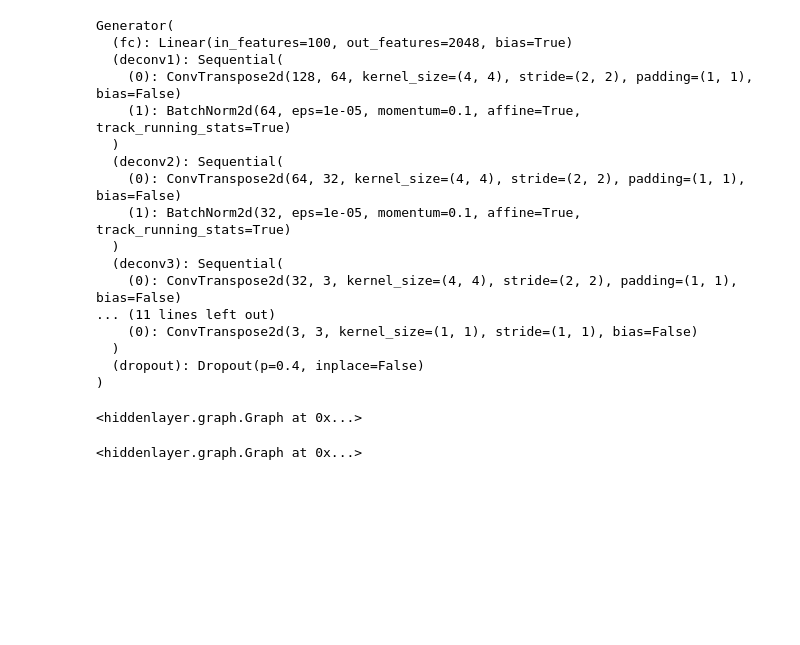
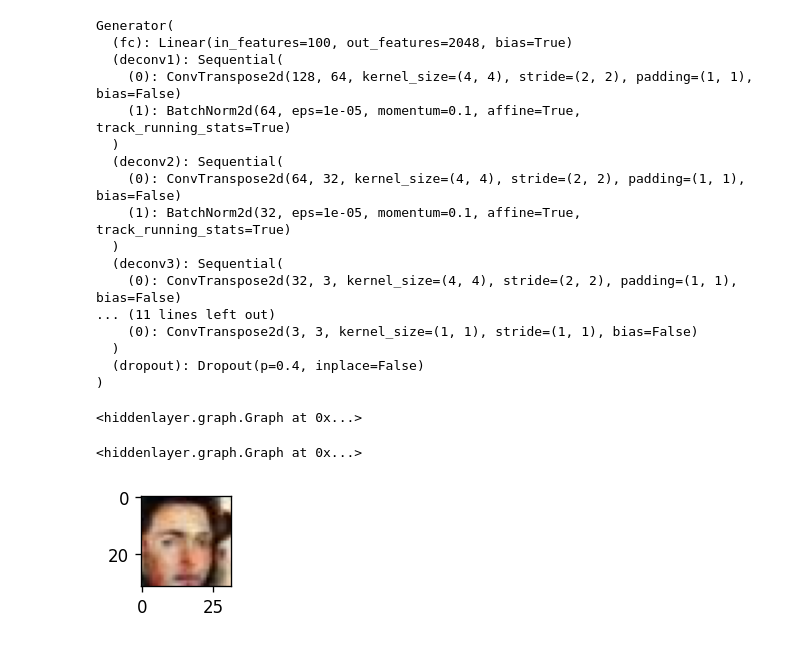
Before and after one commit to rajan-blackboxes/GAN, a Jupyter notebook: dlnd_face_generation_project/visualize.ipynb, the cells around one changed output. Drawn from its saved outputs; the diff is of its cells as text; code cells hidden in the pictures; blank space fills up the shorter version.

Commit message:
add animation effect

```diff
--- a/dlnd_face_generation_project/visualize.ipynb
+++ b/dlnd_face_generation_project/visualize.ipynb
@@ -65,0 +71,14 @@ discriminator
+# %%
+def animate(path_to_images):
+  imgs = []
+  fig = plt.figure(figsize=(1,1),dpi=120)
+  for img in glob.glob(path_to_images):
+    imgs.append([plt.imshow(plt.imread(img), animated=True)])
+  shuffle(imgs)
+  ani = animation.ArtistAnimation(fig, imgs, interval=200, blit=True, repeat_delay=1000)
+  ani.save('images.mp4')
+  plt.show()
+# %%
+animate('/content/GAN/dlnd_face_generation_project/generated_samples/*')
+# %% [output]
+[figure, added]
```
Also changed, not shown: parts of 3 cells of this notebook.
